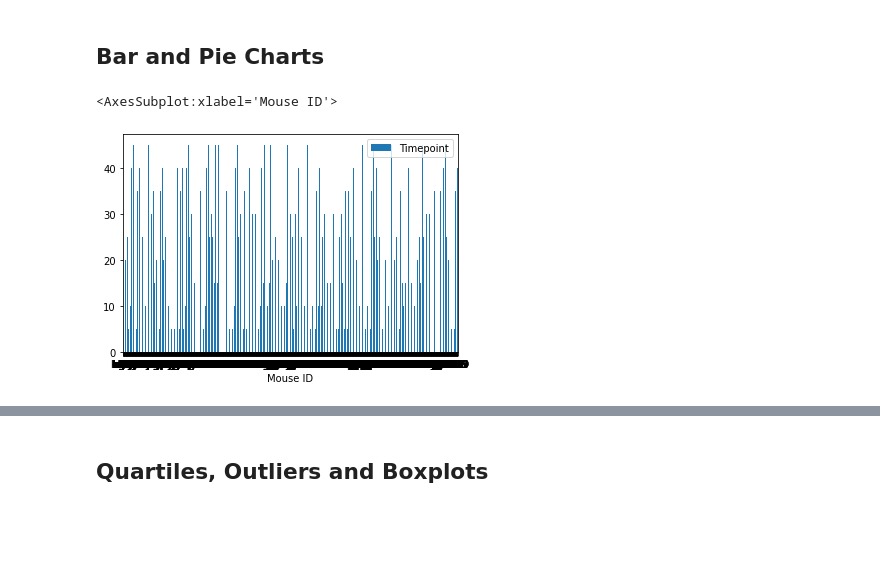
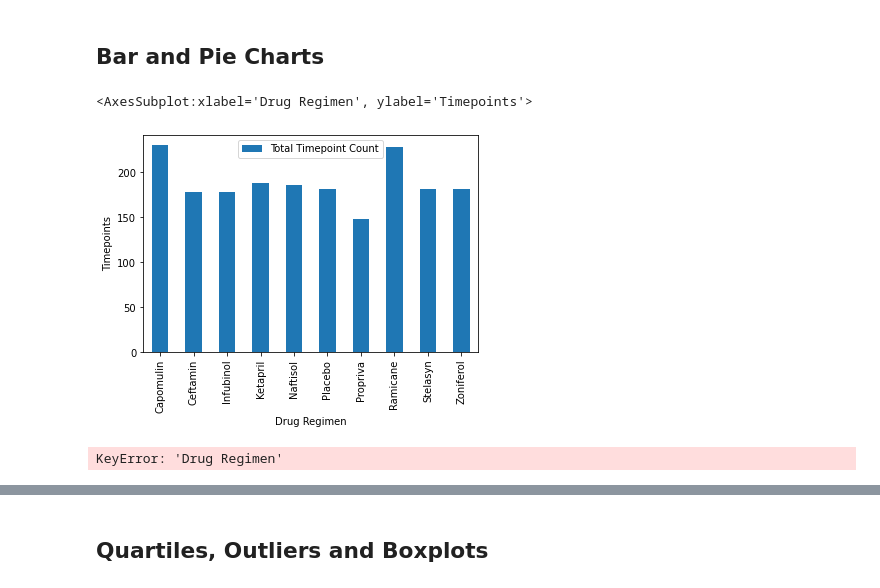
Before and after one commit to Nensan90/Matplotlib---challenge, a Jupyter notebook: Matplotlib hw.ipynb, the cells around one changed output, grey strips where cells are left out. Drawn from its saved outputs; the diff is of its cells as text; code cells hidden in the pictures; blank space fills up the shorter version.

```diff
--- a/Matplotlib hw.ipynb
+++ b/Matplotlib hw.ipynb
@@ -134,9 +164,35 @@ single_pd
 # %% [markdown]
 ## Bar and Pie Charts
+# %%
+# Generate a bar plot showing the total number of timepoints for all mice tested for each drug regimen using Pandas.
+# call drug regimen and timepoint columns for analysis
+# Group timepoints by drug regimen and count how many there are for each
+# rename column to make dataframe more representative and reset index column to make next step easier
+# use pd.df.plot() to plot bar chart with proper title and axis labels. remove legend since it isn;t useful here
+# tighten up chart layout so it looks nicer
+bar_chart = clean_df[['Drug Regimen', 'Timepoint']]
+
+timepoint_count = bar_chart.groupby(['Drug Regimen']).count()
+
+timepoint_count = timepoint_count.rename(columns={'Timepoint': 'Total Timepoint Count'})
+
+time.plot(x='Drug Regimen', y='Total Timepoint Count', kind='bar',
+                    ylabel='Timepoints')
+# %% [output]
+<AxesSubplot:xlabel='Drug Regimen', ylabel='Timepoints'>
+[figure, added]
 # %%
-# Generate a bar plot showing the total number of timepoints for all mice tested for each drug regimen using Pandas.
-bar = merge_df.plot.bar(x='Mouse ID', y='Timepoint', rot=0)
-bar
+# Generate a bar plot showing the total number of timepoints for all mice tested for each drug regimen using pyplot.
+# generate a new figure for the plot
+# use pyplot to generate a bar chart
+# adjust format, add title, and axis labels
+# tighten up layout for aesthetics
+
+
+plt.bar(timepoint_count['Drug Regimen'], timepoint_count['Total Timepoint Count'])
+
+
+plt.xlabel('Drug Regimen')
+plt.ylabel('Total Timepoints')
 # %% [output]
-<AxesSubplot:xlabel='Mouse ID'>
+KeyError: 'Drug Regimen'
-[figure, removed]
```
Also changed, not shown: parts of 23 cells of this notebook.
